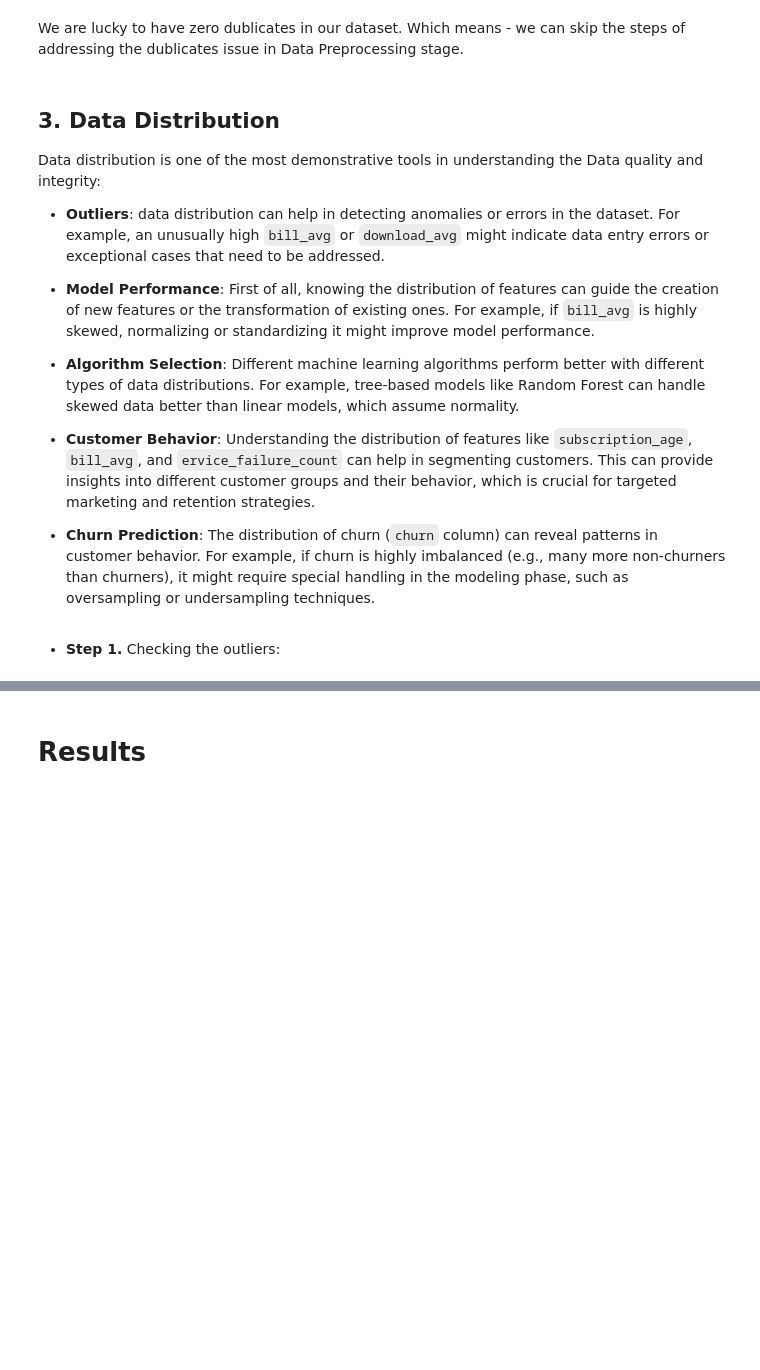
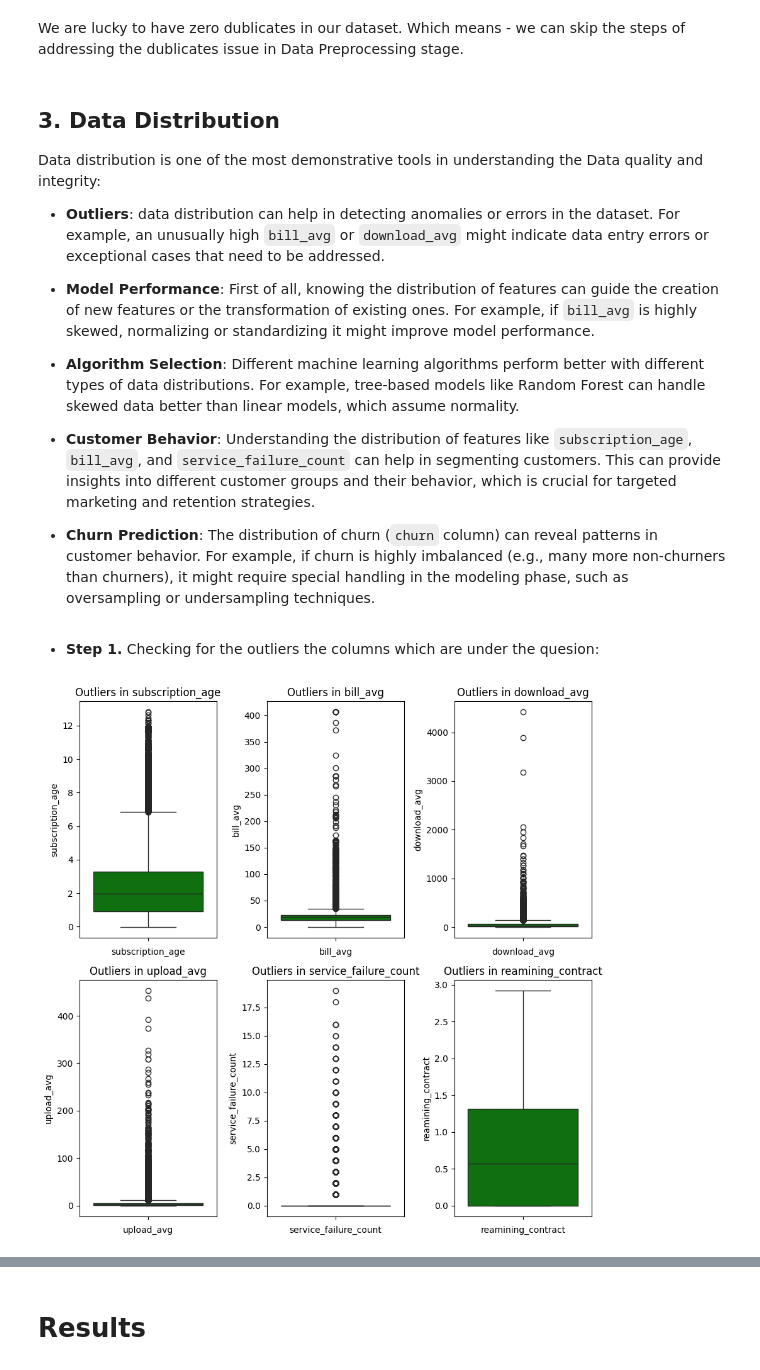
Before and after one commit to jamleston/telecom-project, a Jupyter notebook: analysis_yuli.ipynb, the cells around one changed output, grey strips where cells are left out. Cells and saved outputs as stored; diff of their text form; code cells hidden in the pictures; blank space fills up the shorter version.

Commit message:
data distribution part added

```diff
--- a/analysis_yuli.ipynb
+++ b/analysis_yuli.ipynb
@@ -275,8 +296,8 @@ Data distribution is one of the most demonstrative tools in understanding the Da
 
 - **Algorithm Selection**: Different machine learning algorithms perform better with different types of data distributions. For example, tree-based models like Random Forest can handle skewed data better than linear models, which assume normality.
 
-- **Customer Behavior**: Understanding the distribution of features like `subscription_age`, `bill_avg`, and `ervice_failure_count` can help in segmenting customers. This can provide insights into different customer groups and their behavior, which is crucial for targeted marketing and retention strategies.
+- **Customer Behavior**: Understanding the distribution of features like `subscription_age`, `bill_avg`, and `service_failure_count` can help in segmenting customers. This can provide insights into different customer groups and their behavior, which is crucial for targeted marketing and retention strategies.
 
 - **Churn Prediction**: The distribution of churn (`churn` column) can reveal patterns in customer behavior. For example, if churn is highly imbalanced (e.g., many more non-churners than churners), it might require special handling in the modeling phase, such as oversampling or undersampling techniques.
 # %% [markdown]
-- **Step 1.** Checking the outliers:
+- **Step 1.** Checking for the outliers the columns which are under the quesion:
@@ -292,0 +304,6 @@ check_outliers(df, df.columns)
+# %%
+columns_to_check = ["subscription_age", "bill_avg", "download_avg", "upload_avg", "service_failure_count", "reamining_contract"]
+
+plot_check_outliers(df, columns_to_check)
+# %% [output]
+[figure, added]
```
Also changed, not shown: parts of 19 cells of this notebook.
